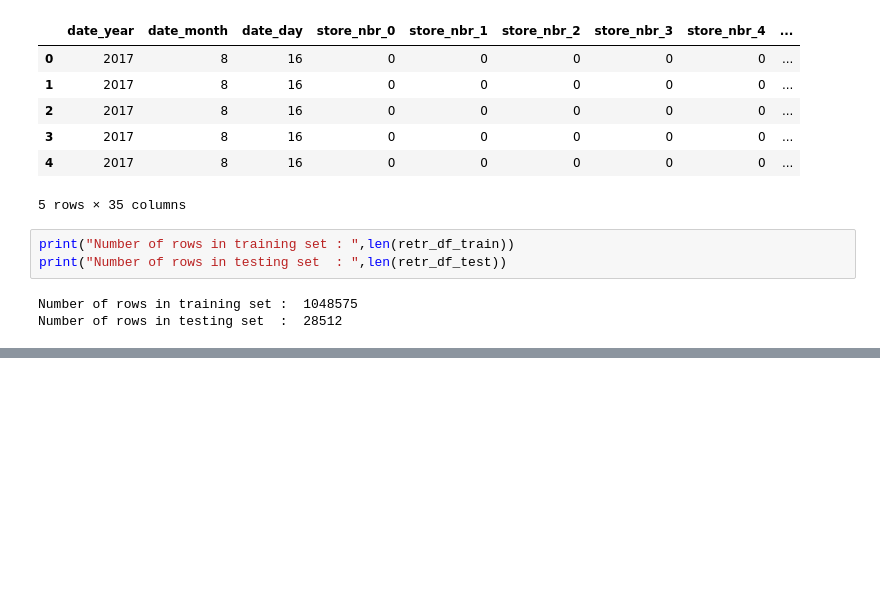
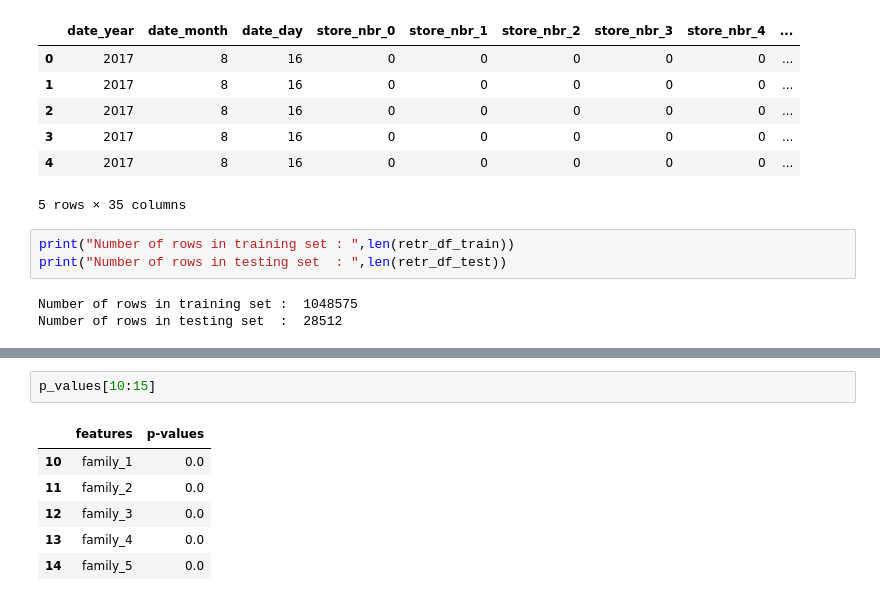
Before and after one commit to amith-vardhan99/kaggle, a Jupyter notebook: Store Sales - Time Series Forecasting/preprocess.ipynb, the cells around one changed output, grey strips where cells are left out. Cells and saved outputs as stored; diff of their text form; blank space fills up the shorter version.

```diff
--- a/Store Sales - Time Series Forecasting/preprocess.ipynb
+++ b/Store Sales - Time Series Forecasting/preprocess.ipynb
@@ -926,0 +994,9 @@ Number of rows in testing set  :  28512
+# %%
+p_values[10:15]
+# %% [output]
+|  | features | p-values |
+| 10 | family_1 | 0.0 |
+| 11 | family_2 | 0.0 |
+| 12 | family_3 | 0.0 |
+| 13 | family_4 | 0.0 |
+| 14 | family_5 | 0.0 |
```
Also changed, not shown: parts of 13 cells of this notebook.
